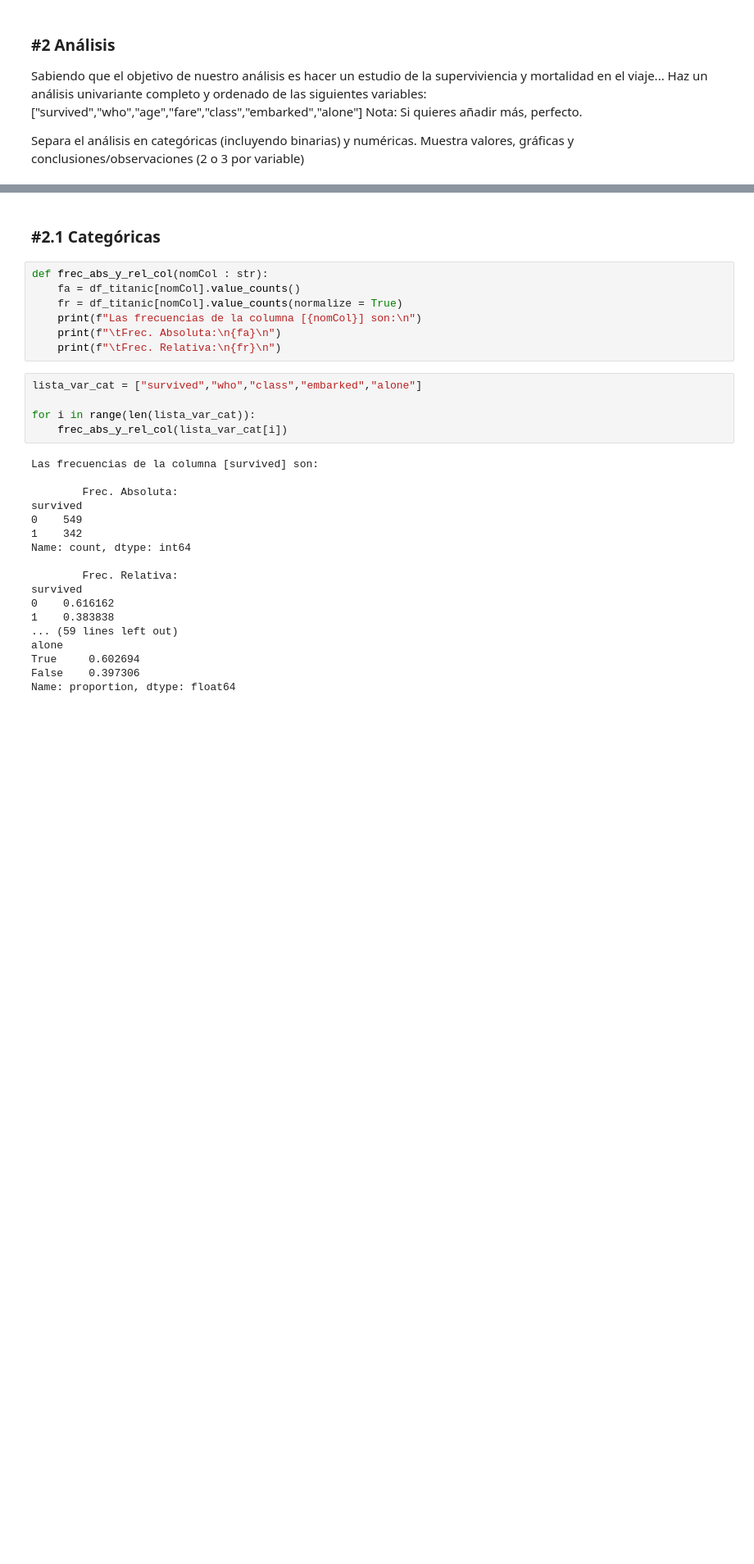
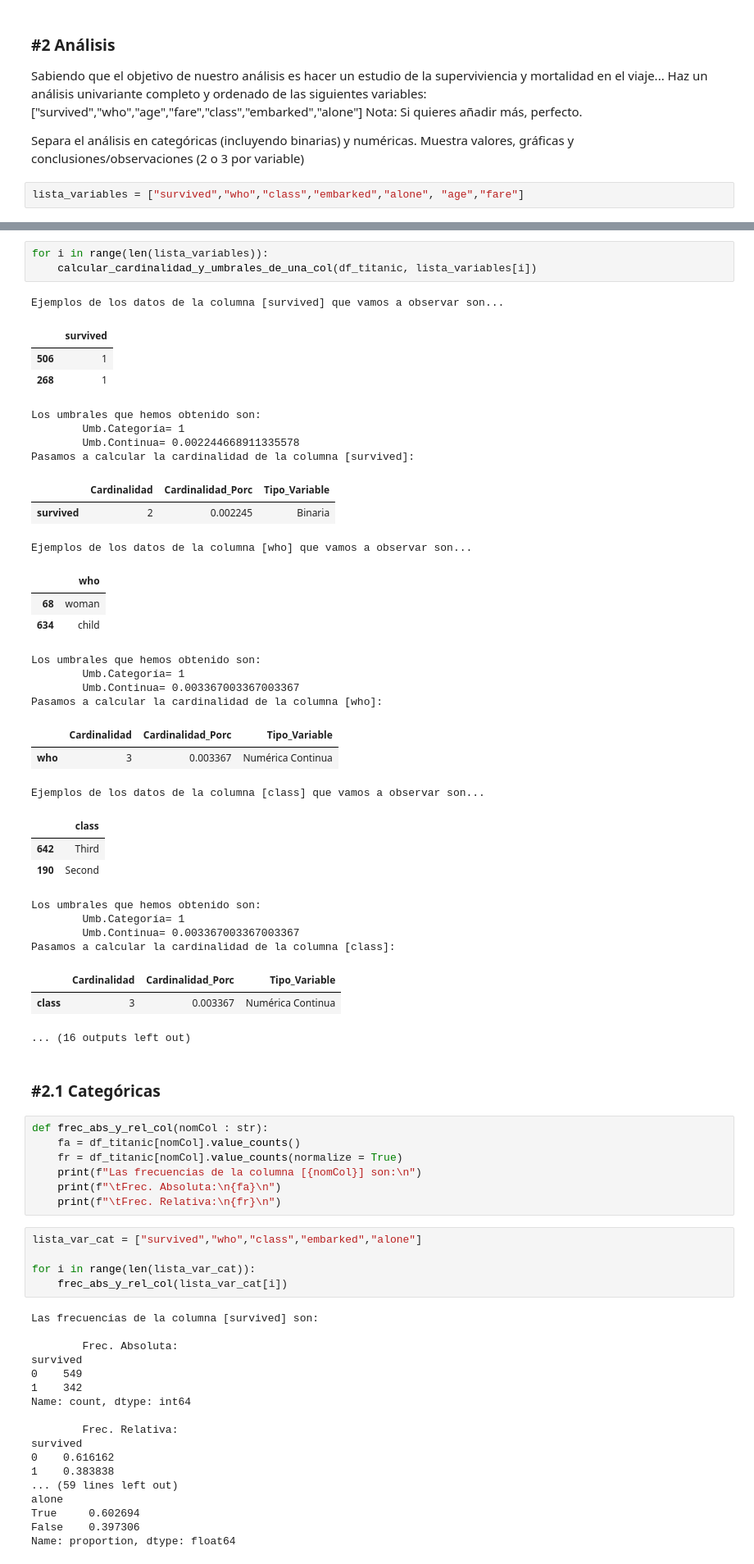
Before and after one commit to JPG250493/Repo-Ejercicios-Jesus, a Jupyter notebook: 03_Data_Analysis/Sprint_07/Unidad_01_Estadistica_Descriptiva_Univariante/03_Practica_Obligatoria/18_Practica_Obligatoria_Univariante.ipynb, the cells around one changed output, grey strips where cells are left out. Shown at 82% size. Cells and saved outputs as stored; diff of their text form; blank space fills up the shorter version.

```diff
--- a/03_Data_Analysis/Sprint_07/Unidad_01_Estadistica_Descriptiva_Univariante/03_Practica_Obligatoria/18_Practica_Obligatoria_Univariante.ipynb
+++ b/03_Data_Analysis/Sprint_07/Unidad_01_Estadistica_Descriptiva_Univariante/03_Practica_Obligatoria/18_Practica_Obligatoria_Univariante.ipynb
@@ -156,3 +280,5 @@ Sabiendo que el objetivo de nuestro análisis es hacer un estudio de la superviv
 Nota: Si quieres añadir más, perfecto.
 
 Separa el análisis en categóricas (incluyendo binarias) y numéricas. Muestra valores, gráficas y conclusiones/observaciones (2 o 3 por variable)
+# %%
+lista_variables = ["survived","who","class","embarked","alone", "age","fare"]
@@ -159,3 +369,38 @@ Separa el análisis en categóricas (incluyendo binarias) y numéricas. Muestra
+# %%
+for i in range(len(lista_variables)):
+    calcular_cardinalidad_y_umbrales_de_una_col(df_titanic, lista_variables[i])
+# %% [output]
+Ejemplos de los datos de la columna [survived] que vamos a observar son...
+|  | survived |
+| 506 | 1 |
+| 268 | 1 |
+Los umbrales que hemos obtenido son:
+        Umb.Categoría= 1
+        Umb.Continua= 0.002244668911335578
+Pasamos a calcular la cardinalidad de la columna [survived]:
+|  | Cardinalidad | Cardinalidad_Porc | Tipo_Variable |
+| survived | 2 | 0.002245 | Binaria |
+Ejemplos de los datos de la columna [who] que vamos a observar son...
+|  | who |
+| 68 | woman |
+| 634 | child |
+Los umbrales que hemos obtenido son:
+        Umb.Categoría= 1
+        Umb.Continua= 0.003367003367003367
+Pasamos a calcular la cardinalidad de la columna [who]:
+|  | Cardinalidad | Cardinalidad_Porc | Tipo_Variable |
+| who | 3 | 0.003367 | Numérica Continua |
+Ejemplos de los datos de la columna [class] que vamos a observar son...
+|  | class |
+| 642 | Third |
+| 190 | Second |
+Los umbrales que hemos obtenido son:
+        Umb.Categoría= 1
+        Umb.Continua= 0.003367003367003367
+Pasamos a calcular la cardinalidad de la columna [class]:
+|  | Cardinalidad | Cardinalidad_Porc | Tipo_Variable |
+| class | 3 | 0.003367 | Numérica Continua |
+... (16 outputs left out)
 # %% [markdown]
 ### #2.1 Categóricas
 # %%
```
Also changed, not shown: parts of 20 cells of this notebook.
